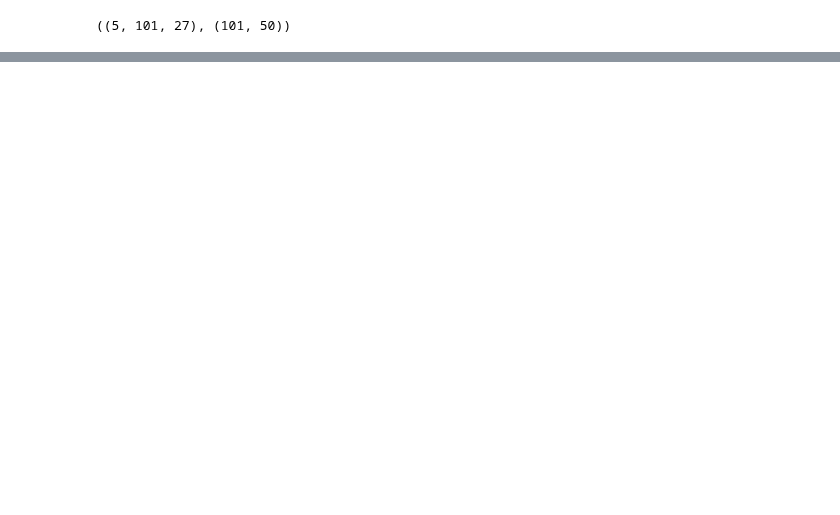
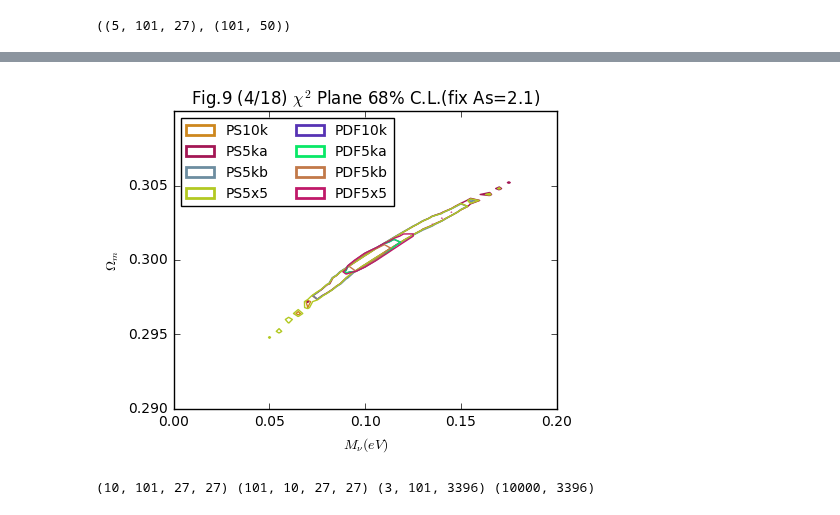
Before and after one commit to liuxx479/PDFs, a Jupyter notebook: test_10k.ipynb, the cells around one changed output, grey strips where cells are left out. Saved outputs shown, nothing was run; the diff lists cells and outputs as text; code cells hidden in the pictures; blank space fills up the shorter version.

```diff
--- a/test_10k.ipynb
+++ b/test_10k.ipynb
@@ -431,0 +437,53 @@ show()
+# %%
+######### test with chisq brute force grid
+Na, Nb = 41,51
+Mnu_arr = linspace(0.0, 0.2, Na)
+Om_arr = linspace(0.29, 0.31, Nb)
+
+chi2_arr_PDF = zeros(shape=(4,Na,Nb))
+
+for iNa in range(Na):
+    for iNb in range(Nb):
+        idps10k = interp_arr_PDF[0]((Mnu_arr[iNa], Om_arr[iNb], 2.1)) - pdf1dN_flats[0][1]
+        idps5ka = interp_arr_PDF[1]((Mnu_arr[iNa], Om_arr[iNb], 2.1)) - pdf1dN_flats[1][1]
+        idps5kb = interp_arr_PDF[2]((Mnu_arr[iNa], Om_arr[iNb], 2.1)) - pdf1dN_flats[2][1]
+
+        chi2_arr_PDF[0, iNa, iNb] = float(mat(idps10k)*covIpdf1dN*mat(idps10k).T)
+        chi2_arr_PDF[1, iNa, iNb] = float(mat(idps5ka)*covIpdf1dN*mat(idps5ka).T)
+        chi2_arr_PDF[2, iNa, iNb] = float(mat(idps5kb)*covIpdf1dN*mat(idps5kb).T)
+        chi2_arr_PDF[3, iNa, iNb] = float(mat(idps5ka)*covIpdf1dN*mat(idps5kb).T)
+# %%
+fnNsim=['10k','5ka', '5kb', '5x5']
+
+seed(999)
+X, Y = meshgrid(Mnu_arr, Om_arr)
+f, ax  = subplots(1,1,figsize=(5,4))
+for i in range(len(chi2_arr)):
+    icolor=rand(3)
+    ichi = chi2_arr[i]
+    ip = exp(-0.5*ichi).T
+    il = sort(WLanalysis.findlevel(ip))
+    ax.contour(X, Y, ip,levels=[il[-1],], origin='lower',aspect='auto',
+               interpolation='nearest',colors=[icolor,],label='PS '+fnNsim[i],lw=0.5)
+
+for i in range(len(chi2_arr_PDF)):
+    icolor=rand(3)
+    ichi = chi2_arr_PDF[i]
+    ip = exp(-0.5*ichi).T
+    il = sort(WLanalysis.findlevel(ip))
+    ax.contour(X, Y, ip,levels=[il[-1],], origin='lower',aspect='auto',
+               interpolation='nearest',colors=[icolor,],label='PDF '+fnNsim[i],lw=0.5)
+
+seed(999)
+proxy=[plt.Rectangle((0,0),1,1,ec=rand(3), fc='w',lw=2) for _i_ in range(len(chi2_arr)+len(chi2_arr_PDF))]
+ax.legend(proxy, [ips+ix for ips in ['PS', 'PDF'] for ix in fnNsim] ,loc='upper left',fontsize=10,ncol=2)
+
+ax.set_xlabel(r'$M_\nu(eV)$')
+ax.set_ylabel(r'$\Omega_m$')
+ax.set_xlim(0., 0.2)
+ax.set_ylim(0.29, 0.31)
+ax.set_title('Fig.9 (4/18) $\chi^2$ Plane 68% C.L.(fix As=2.1)')
+plt.tight_layout()
+show()
+# %% [output]
+[figure, added]
@@ -431,0 +514,4 @@ show()
+# %%
+print ips.shape, swapaxes(ips,0,1).shape,pdf2dN_flats.shape, pdf2dN_cov.shape
+# %% [output]
+(10, 101, 27, 27) (101, 10, 27, 27) (3, 101, 3396) (10000, 3396)
```
Also changed, not shown: parts of 10 cells of this notebook.
